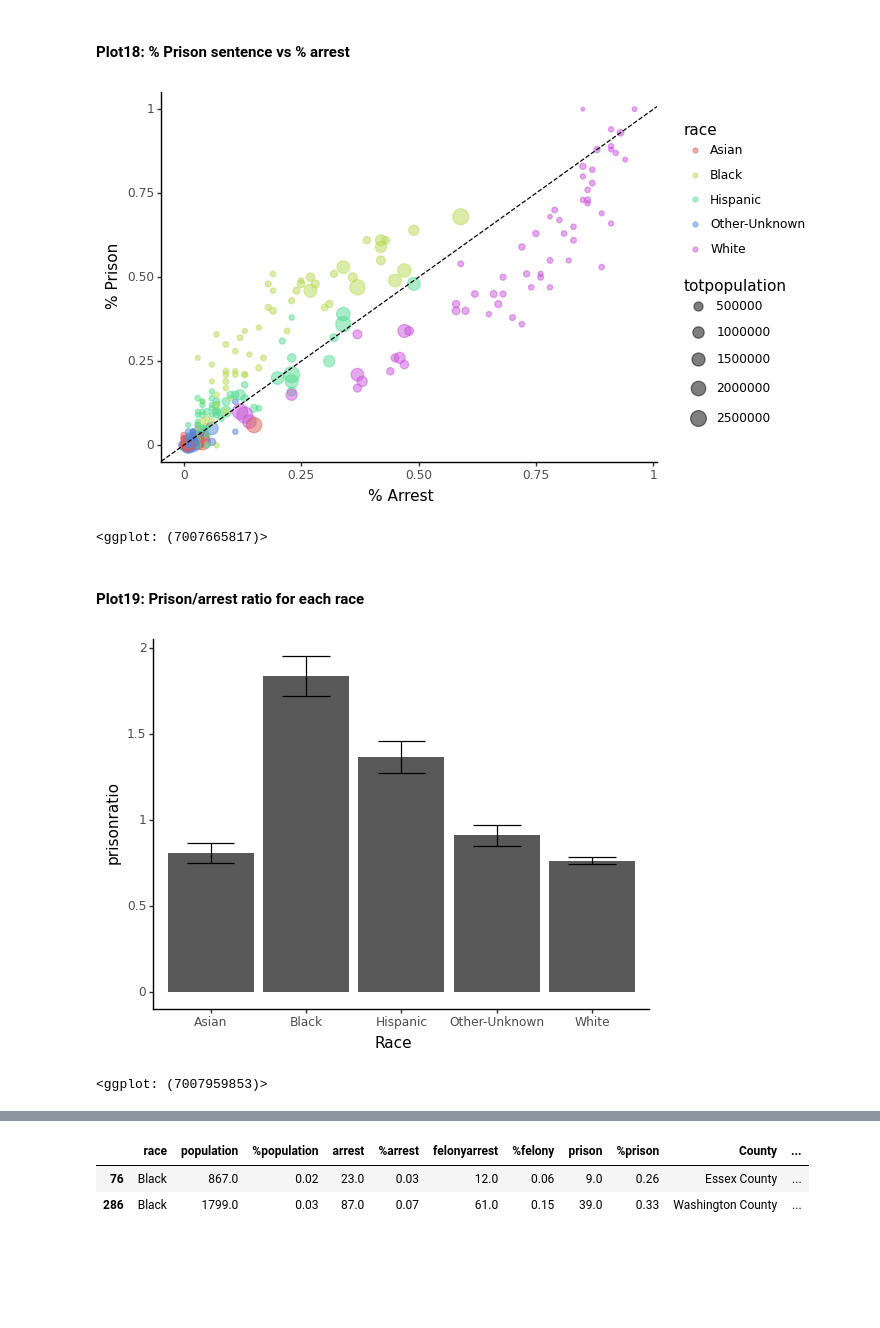
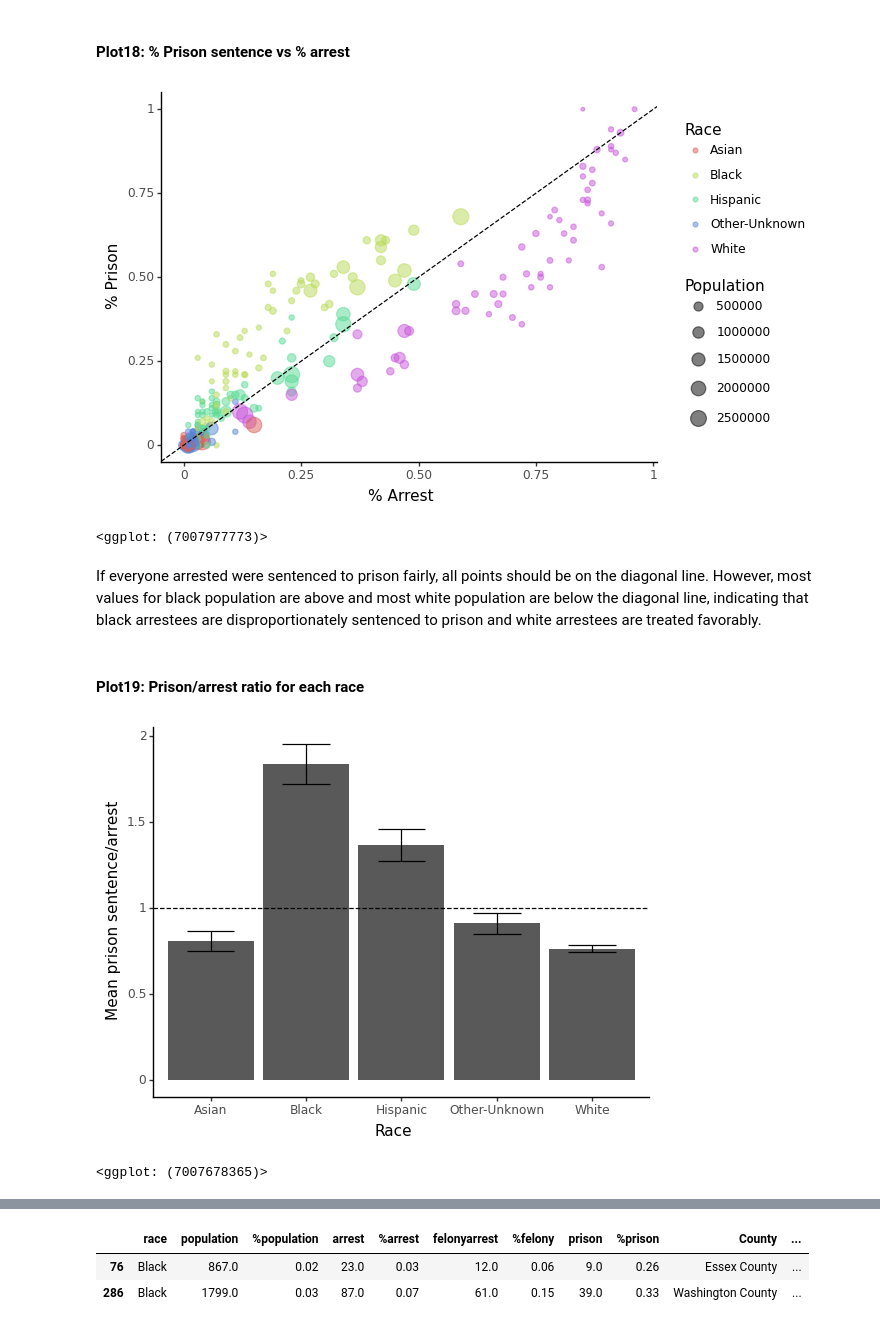
Before and after one commit to maayaikeda/newyork_crime, a Jupyter notebook: New_york_crime_cleaned.ipynb, the cells around one changed output, grey strips where cells are left out. Drawn from its saved outputs; the diff is of its cells as text; code cells hidden in the pictures; blank space fills up the shorter version.

```diff
--- a/New_york_crime_cleaned.ipynb
+++ b/New_york_crime_cleaned.ipynb
@@ -740,11 +781,14 @@ blackarrpop['ymax'] = blackarrpop['ratio'] + sem
  + geom_abline(intercept = 0 , slope = 1,linetype="dashed")
  + xlab("% Arrest")
  + ylab("% Prison")
+ + labs(color='Race',size='Population')
  + theme_classic()
 )
 # %% [output]
-[figure, old version]
+[figure, new version]
-<ggplot: (7007665817)>
+<ggplot: (7007977773)>
+# %% [markdown]
+If everyone arrested were sentenced to prison fairly, all points should be on the diagonal line. However, most values for black population are above and most white population are below the diagonal line, indicating that black arrestees are disproportionately sentenced to prison and white arrestees are treated favorably.
 # %%
 # re-calculate % prison to be exact
 recalcprison = []
@@ -780,11 +824,12 @@ meanratio['ymax'] = meanratio['prisonratio'] + meanratio['sem']
 # %%
 (ggplot(meanratio, aes(x='race',y='prisonratio'))
  + geom_col()
  + theme_classic()
  + geom_errorbar(aes(x='race',ymin='ymin',ymax='ymax'))
  + xlab('Race')
- + ylab('prisonratio')
+ + ylab('Mean prison sentence/arrest')
+ + geom_hline(yintercept=1, linetype='dashed')
 )
 # %% [output]
-[figure, old version]
+[figure, new version]
-<ggplot: (7007959853)>
+<ggplot: (7007678365)>
```
Also changed, not shown: parts of 29 cells of this notebook.
